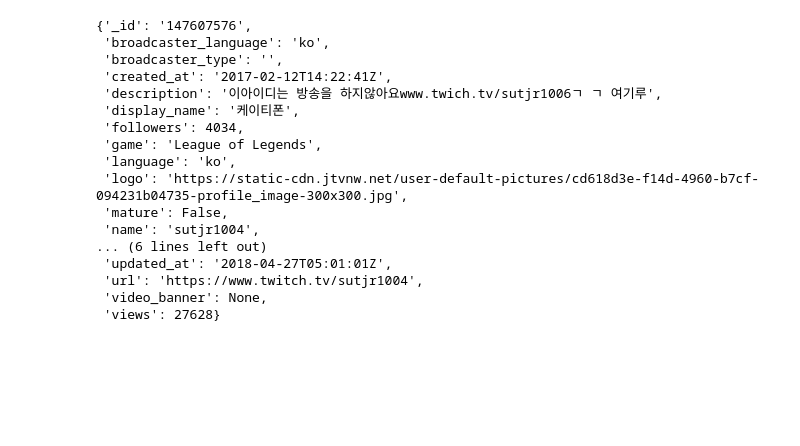
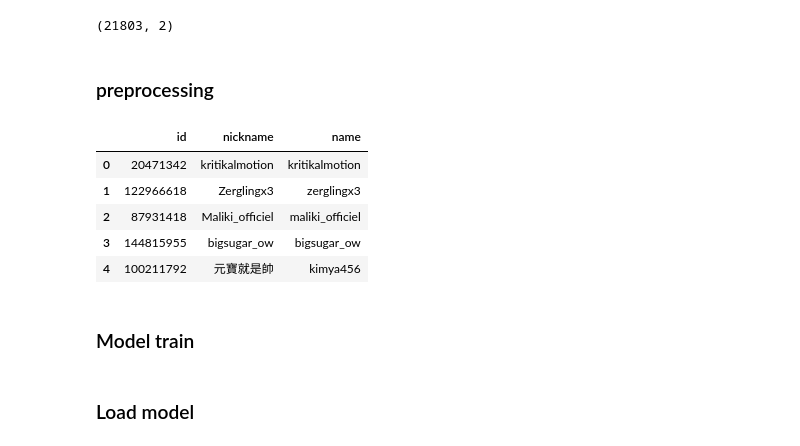
Before and after one commit to wjy5446/board-twitch-analysis, a Jupyter notebook: stream2vec.ipynb, the cells around one changed output. Saved outputs shown, nothing was run; the diff lists cells and outputs as text; code cells hidden in the pictures; blank space fills up the shorter version.

Commit message:
save stream2vec model using gensim

```diff
--- a/stream2vec.ipynb
+++ b/stream2vec.ipynb
@@ -5,0 +20,2 @@ from gensim.models import Word2Vec
+# %%
+df_stream_info = pd.read_csv("data/stream_info.csv", encoding = "cp949")
@@ -52,20 +28,6 @@ for similar in similarlist:
-# %%
-res_json
-# %% [output]
-{'_id': '147607576',
- 'broadcaster_language': 'ko',
- 'broadcaster_type': '',
- 'created_at': '2017-02-12T14:22:41Z',
- 'description': '이아이디는 방송을 하지않아요www.twich.tv/sutjr1006ㄱ ㄱ 여기루',
- 'display_name': '케이티폰',
- 'followers': 4034,
- 'game': 'League of Legends',
- 'language': 'ko',
- 'logo': 'https://static-cdn.jtvnw.net/user-default-pictures/cd618d3e-f14d-4960-b7cf-094231b04735-profile_image-300x300.jpg',
- 'mature': False,
- 'name': 'sutjr1004',
-... (6 lines left out)
- 'updated_at': '2018-04-27T05:01:01Z',
- 'url': 'https://www.twitch.tv/sutjr1004',
- 'video_banner': None,
- 'views': 27628}
+# %%
+df_following_list.shape
+# %% [output]
+(21803, 2)
+# %% [markdown]
+### preprocessing
@@ -71,0 +45,9 @@ res_json
+# %%
+df_stream_info.head()
+# %% [output]
+|  | id | nickname | name |
+| 0 | 20471342 | kritikalmotion | kritikalmotion |
+| 1 | 122966618 | Zerglingx3 | zerglingx3 |
+| 2 | 87931418 | Maliki_officiel | maliki_officiel |
+| 3 | 144815955 | bigsugar_ow | bigsugar_ow |
+| 4 | 100211792 | 元寶就是帥 | kimya456 |
@@ -71,0 +63,2 @@ res_json
+# %% [markdown]
+### Model train
@@ -71,0 +75,2 @@ res_json
+# %% [markdown]
+### Load model
```
Also changed, not shown: parts of 35 cells of this notebook.
